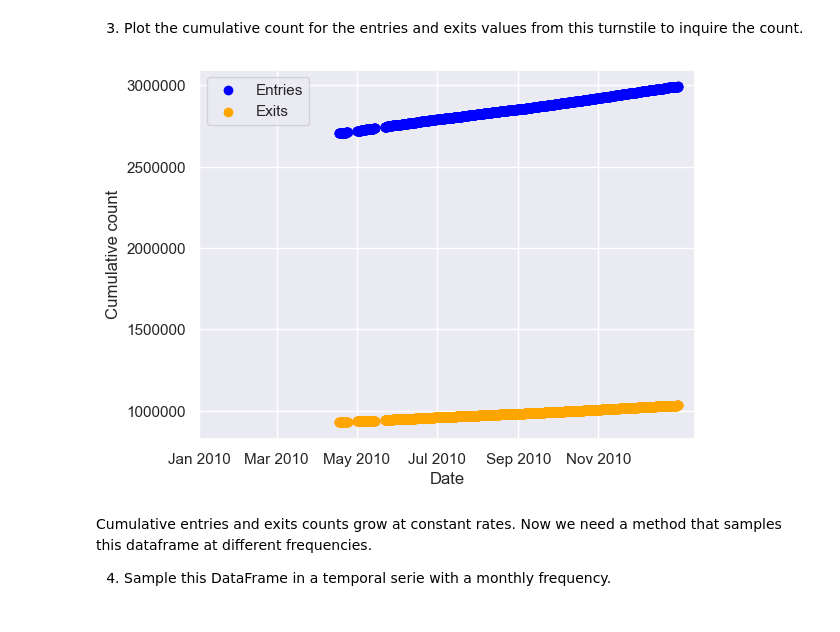
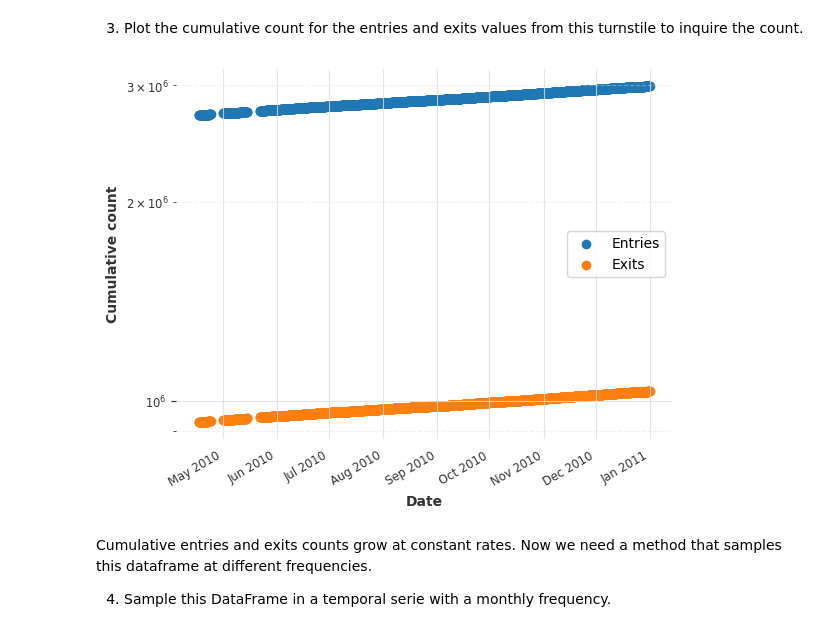
Before and after one commit to alvarodiegomaia/nyc-metro-challenge, a Jupyter notebook: main.ipynb, the cells around one changed output. Drawn from its saved outputs; the diff is of its cells as text; code cells hidden in the pictures.

```diff
--- a/main.ipynb
+++ b/main.ipynb
@@ -38,7 +38,7 @@ import py7zr
 # %% [markdown]
 Let's begin importing just one dataset and work to understand the data
 # %%
-file_name = glob.glob('data/*.7z')
+file_name = 'data/Dataset-Prova.7z'
 temp_folder = 'data/temp'
 
 with py7zr.SevenZipFile(file_name[0], 'r') as archive:
@@ -279,21 +279,30 @@ df_sample.head()
 | 20902 | 2010-04-17 20:00:00 | BMT | LEXINGTON AVE | R051 | 456NQR | A002 | 02-00-00 | 2705074.0 | 928943.0 |
 # %% [markdown]
 3. Plot the cumulative count for the entries and exits values from this turnstile to inquire the count.
-# %%
-months_interval = [datetime(2010, month, 1) for month in range(1, 13, 2)]
-plt.rc('date.autoformatter', day='%b %Y')
-
-plt.scatter(x=df_sample.time, y=df_sample.entries, color='blue', label='Entries')
-plt.scatter(x=df_sample.time, y=df_sample.exits, color='orange', label='Exits')
-plt.ylabel('Cumulative count')
-plt.xlabel('Date')
-plt.xticks(months_interval)
-plt.legend()
-current_values = plt.gca().get_yticks()
-plt.gca().set_yticklabels(['{:.0f}'.format(x) for x in current_values])
-plt.show()
-# %% [output]
-[figure, removed]
+# %%
+fig, ax = plt.subplots()
+ax.scatter(x=df_sample.time, y=df_sample.entries, color='tab:blue', label='Entries')
+ax.scatter(x=df_sample.time, y=df_sample.exits, color='tab:orange', label='Exits')
+
+# Set up grid, legend, and limits
+ax.grid('both')
+ax.grid(which='major', alpha=0.8, linestyle= '-')
+ax.grid(which='minor', alpha=0.4, linestyle= '--')
+ax.set_xlabel('Date')
+ax.set_ylabel('Cumulative count')
+ax.set_yscale('log')
+ax.legend(frameon=True)
+
+formatter1 = EngFormatter(places=1)
+#ax.yaxis.set_major_formatter(formatter1)
+
+ax.xaxis.set_major_formatter(mdates.DateFormatter('%b %Y'))
+for label in ax.get_xticklabels(which='major'):
+    label.set(rotation=30, horizontalalignment='right')
+
+plt.show()
+# %% [output]
+[figure, added]
 # %% [markdown]
 Cumulative entries and exits counts grow at constant rates. Now we need a method that samples this dataframe at different frequencies.
 
```
Also changed, not shown: parts of 17 cells of this notebook, 1 other file.
